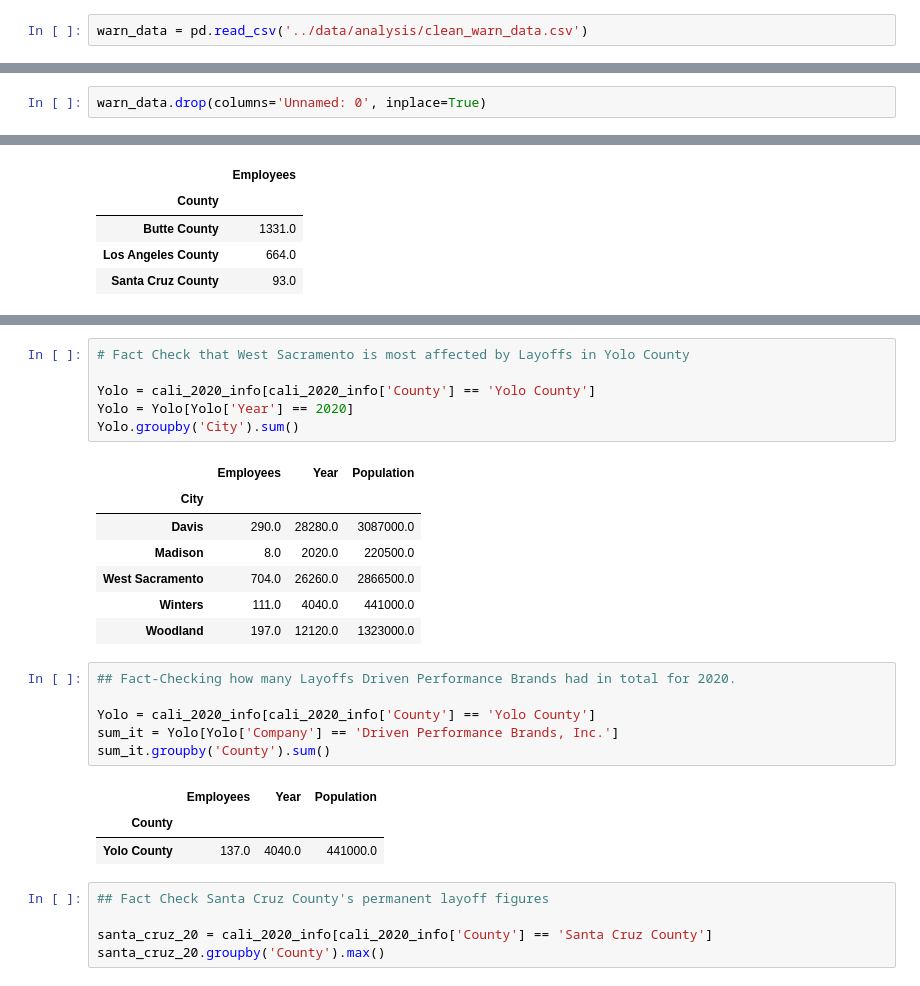
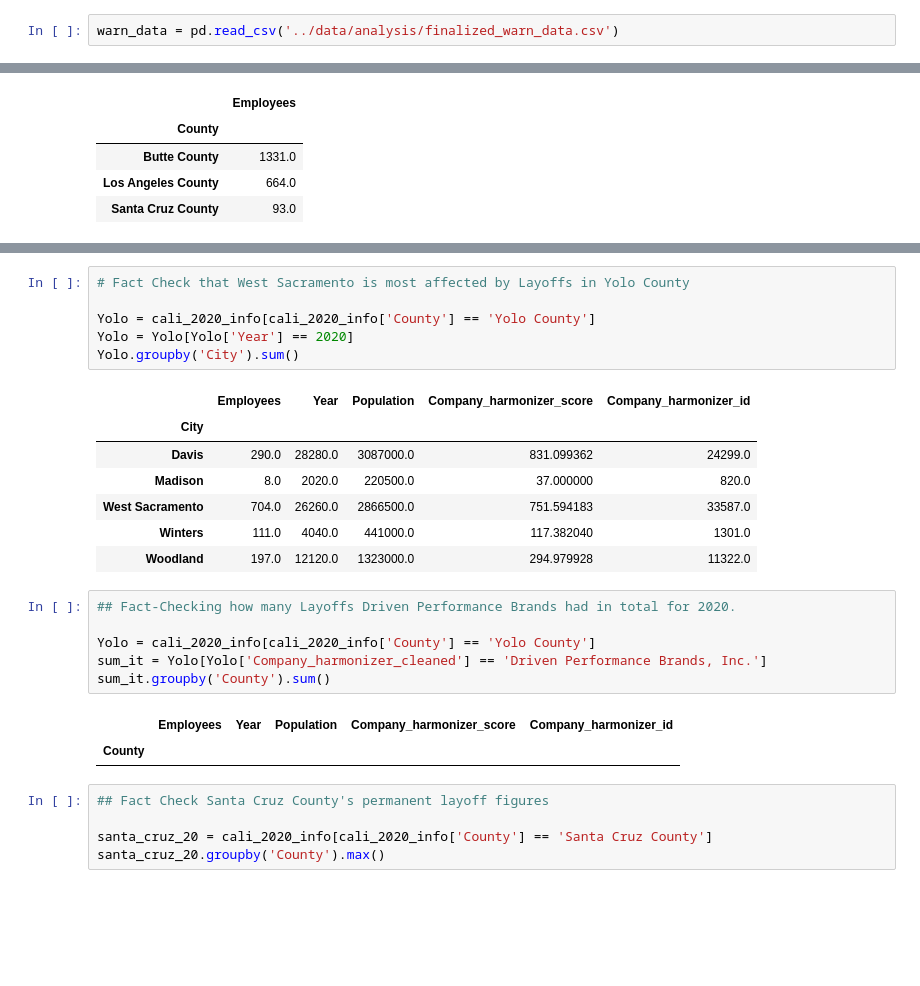
Before and after one commit to biglocalnews/WARN_Cali_analysis, a Jupyter notebook: notebooks/updated_analysis_NB.ipynb, the cells around one changed output, grey strips where cells are left out. Drawn from its saved outputs; the diff is of its cells as text; blank space fills up the shorter version.

Commit message:
added harmonizer company name cleaning to a NB

```diff
--- a/notebooks/updated_analysis_NB.ipynb
+++ b/notebooks/updated_analysis_NB.ipynb
@@ -6,7 +6,7 @@ import numpy as np
 
 We are comparing 2019 layoffs from the start of the year until 12/11/19, and 2020 layoffs from the start of the year until 12/11/20. This allows us to have a clear picture of the scope of the impact within the same time frame.
 # %%
-warn_data = pd.read_csv('../data/analysis/clean_warn_data.csv')
+warn_data = pd.read_csv('../data/analysis/finalized_warn_data.csv')
 # %%
 warn_data.head()
 # %% [output]
@@ -28,5 +28,3 @@ warn_data.tail()
-# %%
-warn_data.drop(columns='Unnamed: 0', inplace=True)
 # %%
 ## Number of Laid Off Workers 2019
 
@@ -526,23 +524,22 @@ Yolo = cali_2020_info[cali_2020_info['County'] == 'Yolo County']
 Yolo = Yolo[Yolo['Year'] == 2020]
 Yolo.groupby('City').sum()
 # %% [output]
-|  | Employees | Year | Population |
-| City |  |  |  |
-| Davis | 290.0 | 28280.0 | 3087000.0 |
-| Madison | 8.0 | 2020.0 | 220500.0 |
-| West Sacramento | 704.0 | 26260.0 | 2866500.0 |
-| Winters | 111.0 | 4040.0 | 441000.0 |
-| Woodland | 197.0 | 12120.0 | 1323000.0 |
+|  | Employees | Year | Population | Company_harmonizer_score | Company_harmonizer_id |
+| City |  |  |  |  |  |
+| Davis | 290.0 | 28280.0 | 3087000.0 | 831.099362 | 24299.0 |
+| Madison | 8.0 | 2020.0 | 220500.0 | 37.000000 | 820.0 |
+| West Sacramento | 704.0 | 26260.0 | 2866500.0 | 751.594183 | 33587.0 |
+| Winters | 111.0 | 4040.0 | 441000.0 | 117.382040 | 1301.0 |
+| Woodland | 197.0 | 12120.0 | 1323000.0 | 294.979928 | 11322.0 |
 # %%
 ## Fact-Checking how many Layoffs Driven Performance Brands had in total for 2020.
 
 Yolo = cali_2020_info[cali_2020_info['County'] == 'Yolo County']
-sum_it = Yolo[Yolo['Company'] == 'Driven Performance Brands, Inc.']
+sum_it = Yolo[Yolo['Company_harmonizer_cleaned'] == 'Driven Performance Brands, Inc.']
 sum_it.groupby('County').sum()
 # %% [output]
-|  | Employees | Year | Population |
-| County |  |  |  |
-| Yolo County | 137.0 | 4040.0 | 441000.0 |
+|  | Employees | Year | Population | Company_harmonizer_score | Company_harmonizer_id |
+| County |  |  |  |  |  |
 # %%
 ## Fact Check Santa Cruz County's permanent layoff figures
 
```
Also changed, not shown: parts of 30 cells of this notebook, 8 other files.
